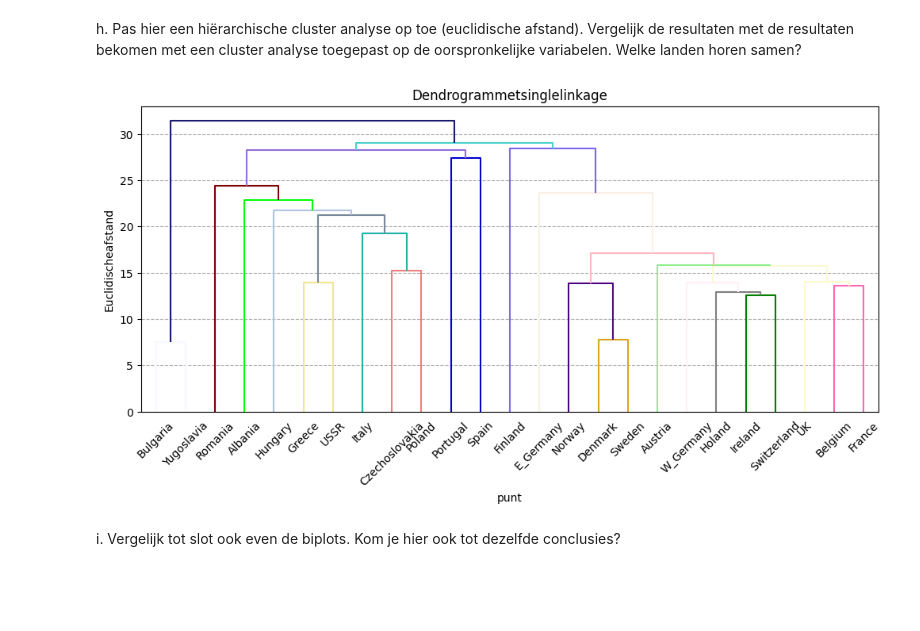
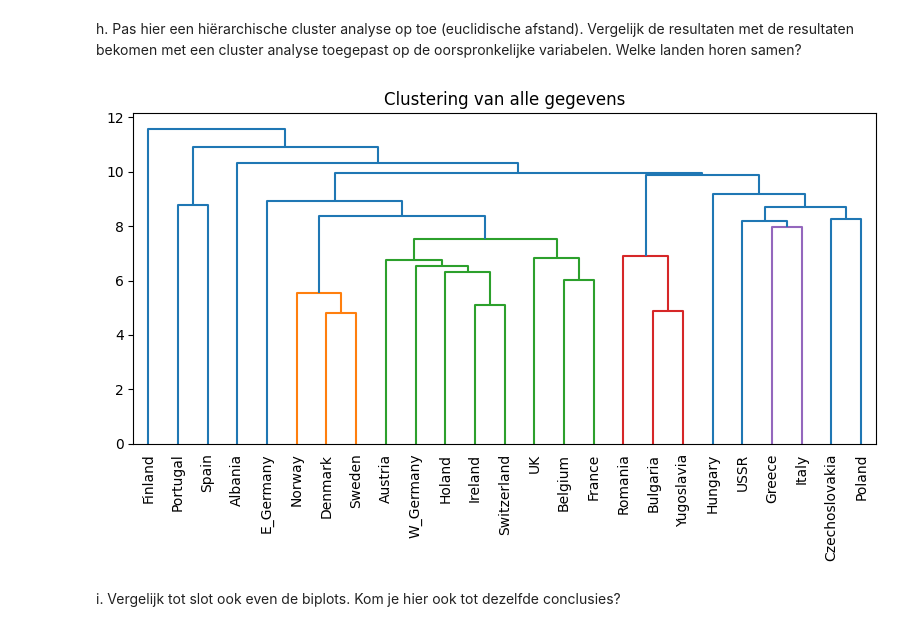
Before and after one commit to EliasDeHondt/DataScience1, a Jupyter notebook: W23P4/1 Proteinen.ipynb, the cells around one changed output. Cells and saved outputs as stored; diff of their text form; code cells hidden in the pictures; blank space fills up the shorter version.

```diff
--- a/W23P4/1 Proteinen.ipynb
+++ b/W23P4/1 Proteinen.ipynb
@@ -138,26 +139,16 @@ display(nieuwDataframe)
 | Yugoslavia | 3.697717 | -1.059434 | -0.210296 |
 # %% [markdown]
 h.	Pas hier een hiërarchische cluster analyse op toe (euclidische afstand). Vergelijk de resultaten met de resultaten bekomen met een cluster analyse toegepast op de oorspronkelijke variabelen. Welke landen horen samen?
-# %%
-from matplotlib import pyplot as plt
-import matplotlib
-from scipy.cluster.hierarchy import linkage, dendrogram
-from scipy.spatial.distance import cdist
-
-afstanden_euclidische = pd.DataFrame(cdist(X,X), columns=X.index, index=X.index) # Afstanden Euclidische
-
-colors=list(matplotlib.colors.cnames.keys())[0:100:2] # Kleuren voor de dendrogram
-
-fig,ax=plt.subplots(figsize=(12,5))
-distances_single = linkage(afstanden_euclidische,method='single') # Single linkage (kleinste afstand eerst)
-# distances_complete = linkage(afstanden_euclidische, method='complete') # Complete linkage (grootste afstand eerst)
-_=ax.set_title('Dendrogrammetsinglelinkage')
-_=ax.set_xlabel('punt')
-_=ax.set_ylabel('Euclidischeafstand')
-_=ax.grid(linestyle='--' ,axis='y')
-
-dgram = dendrogram(distances_single, labels=afstanden_euclidische.index.values, link_color_func=lambda x: colors[x], ax=ax)
-# %% [output]
-[figure, removed]
+# %%
+from matplotlib import pyplot as plt
+from scipy.cluster.hierarchy import linkage, dendrogram
+
+fig, axes = plt.subplots(1, 1, figsize=(8, 5))
+distances = linkage(X, method='single')
+dgram = dendrogram(distances, labels=X.index, leaf_rotation=90, ax=axes)
+_ = axes.set_title('Clustering van alle gegevens')
+_ = fig.tight_layout()
+# %% [output]
+[figure, added]
 # %% [markdown]
 i. Vergelijk tot slot ook even de biplots. Kom je hier ook tot dezelfde conclusies?
```
Also changed, not shown: parts of 2 cells of this notebook, 1 other file.
